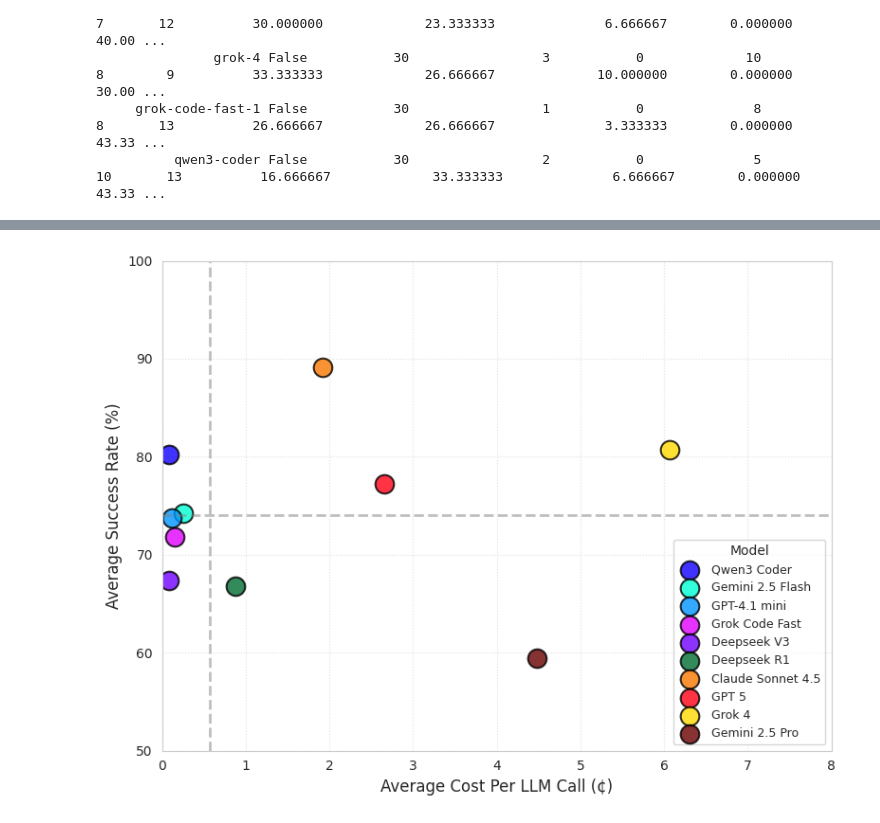
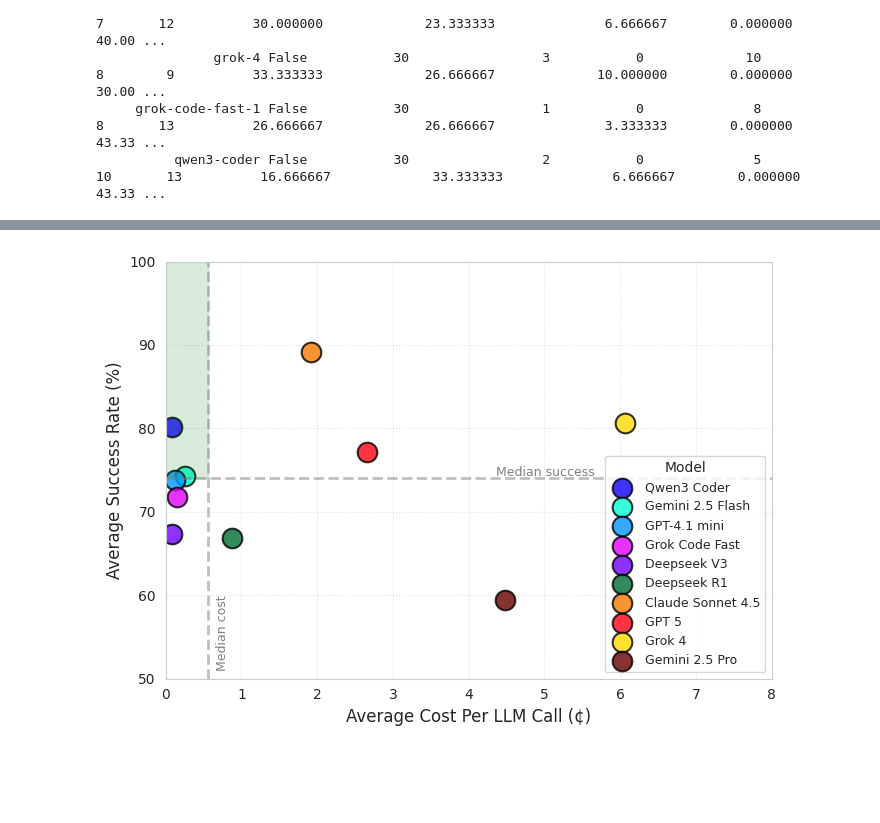
Before and after one commit to byuccl/HLS-FAB, a Jupyter notebook: results/data_analysis/oneshot_and_cost.ipynb, the cells around one changed output, grey strips where cells are left out. Drawn from its saved outputs; the diff is of its cells as text; code cells hidden in the pictures; blank space fills up the shorter version.

Commit message:
Updated several figures

```diff
--- a/results/data_analysis/oneshot_and_cost.ipynb
+++ b/results/data_analysis/oneshot_and_cost.ipynb
@@ -437,7 +463,7 @@ model_order = [
 
 # Plotting helper
 def plot_group(df, title):
-    fig, ax = plt.subplots(figsize=(8, 6))
+    fig, ax = plt.subplots(figsize=(7, 5))
     sns.set_style("whitegrid")
 
     models_in_order = [m for m in model_order if m in df['model'].values]
@@ -467,31 +493,71 @@ def plot_group(df, title):
         #     color=colors_map.get(model, '#000000'),
         #     ecolor='gray',
         #     elinewidth=2,
         #     capsize=6,
         #     alpha=0.9
         # )
 
     # Median lines (no legend entries)
     if len(df) > 0:
         median_cost = df['Cost_Per_Run'].median()
         median_success = df['Average Success Rate (%)'].median()
         ax.axhline(median_success, color='gray', linestyle='--', alpha=0.5, linewidth=2)
         ax.axvline(median_cost, color='gray', linestyle='--', alpha=0.5, linewidth=2)
 
+        # Label horizontal median (slightly to the right)
+        ax.text(
+            median_cost + 3.8, median_success + 0.3,
+            'Median success',
+            color='gray',
+            fontsize=9
+        )
+
+        # Label vertical median (slightly above)
+        ax.text(
+            median_cost + 0.1, median_success - 14,
+            'Median cost',
+            rotation=90,
+            color='gray',
+            fontsize=9,
+            va='top'
+        )
+        ax.set_xlim(0, 8)
+        ax.set_ylim(50, 100)
+        ymin, ymax = ax.get_ylim()
+
+        ax.fill_between(
+            [0, median_cost],
+            median_success,
+            ymax,
+            color='green',
+            alpha=0.15
+        )
+
+        # ax.text(
+        #     median_cost * 0.3,              # somewhere in that shaded region
+        #     median_success + 0.5*(ax.get_ylim()[1]-median_success),
+        #     'Ideal region:\nlow cost, high success',
+        #     fontsize=9,
+        #     color='darkgreen',
+        #     ha='center',
+        #     va='center',
+        #     bbox=dict(boxstyle='round,pad=0.3', facecolor='white', alpha=0.7)
+        # )
+
     # ax.set_title(title, fontsize=14, fontweight='bold')
     ax.set_xlabel('Average Cost Per LLM Call (¢)', fontsize=12)
     ax.set_ylabel('Average Success Rate (%)', fontsize=12)
     ax.set_xlim(0, 8)
     ax.set_ylim(50, 100)
     ax.grid(True, linestyle=':', alpha=0.6)
     ax.legend(title='Model', loc='lower right', fontsize=9, title_fontsize=10, ncol=1)
     plt.tight_layout()
     plt.savefig("success_v_cost.pdf", dpi=300, bbox_inches='tight')
     plt.show()
 
 
 # Generate two separate figures
 plot_group(final_plot_df_filtered, 'Success Rate vs. Base Cost')
 # plot_group(expensive_df, 'Expensive Models — Success Rate vs. Base Cost')
 # %% [output]
-[figure, old version]
+[figure, new version]
```
Also changed, not shown: parts of 3 cells of this notebook, 45 other files.
